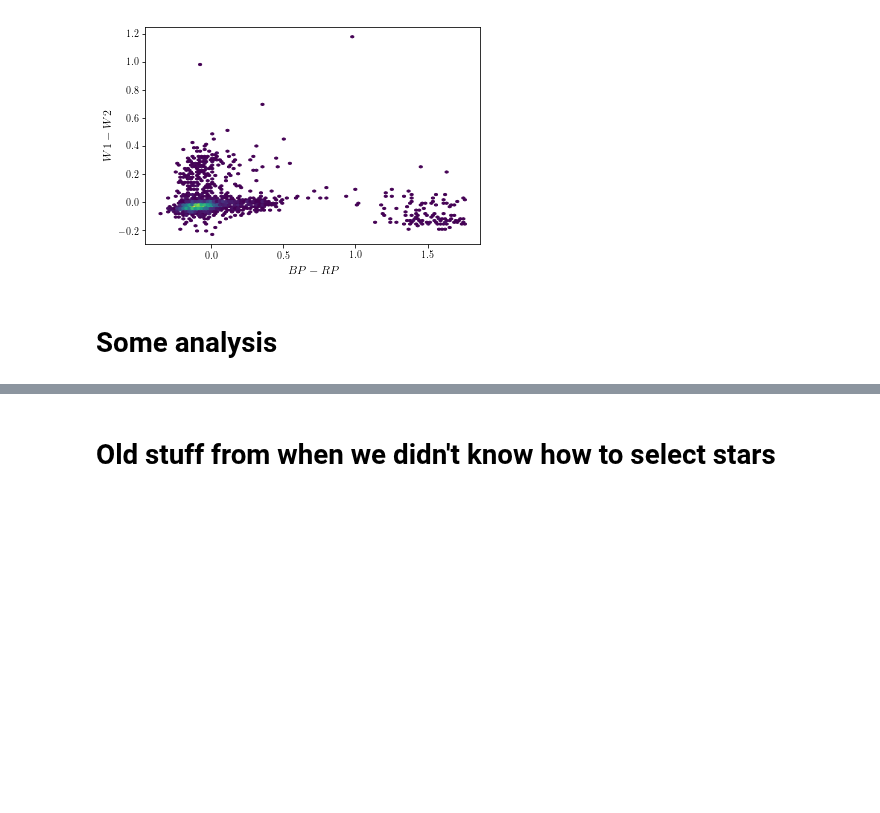
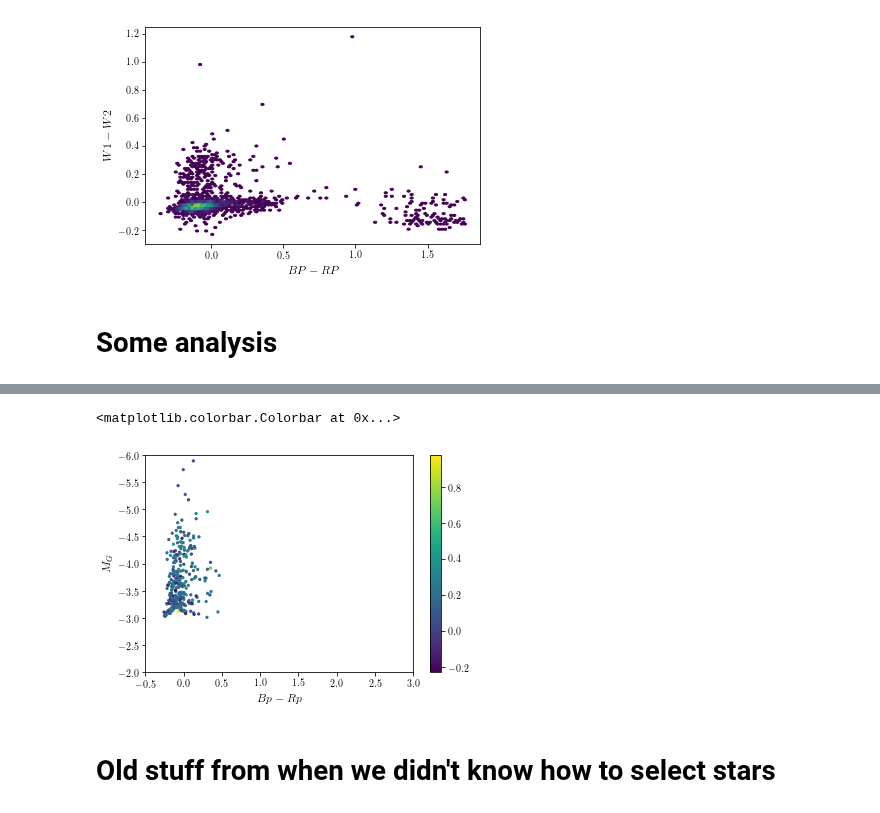
Before and after one commit to tzdwi/GaiaSprintMassive, a Jupyter notebook: WISE/data/bright_sample/sample.ipynb, the cells around one changed output, grey strips where cells are left out. Drawn from its saved outputs; the diff is of its cells as text; code cells hidden in the pictures; blank space fills up the shorter version.

```diff
--- a/WISE/data/bright_sample/sample.ipynb
+++ b/WISE/data/bright_sample/sample.ipynb
@@ -323,3 +354,15 @@ KstestResult(statistic=0.4234794840444941, pvalue=0.0)
+# %%
+plt.scatter(weird_MS['(BP_RP)_0'],weird_MS['M_G'],
+          c=weird_MS['w1mpro']-weird_MS['w2mpro'],s=5)
+
+plt.xlim(-0.5,3)
+plt.ylim(-2,-6)
+plt.xlabel('$Bp-Rp$')
+plt.ylabel('$M_G$')
+plt.colorbar()
+# %% [output]
+<matplotlib.colorbar.Colorbar at 0x...>
+[figure, added]
 # %% [markdown]
 # Old stuff from when we didn't know how to select stars
 # %%
```
Also changed, not shown: parts of 5 cells of this notebook.
